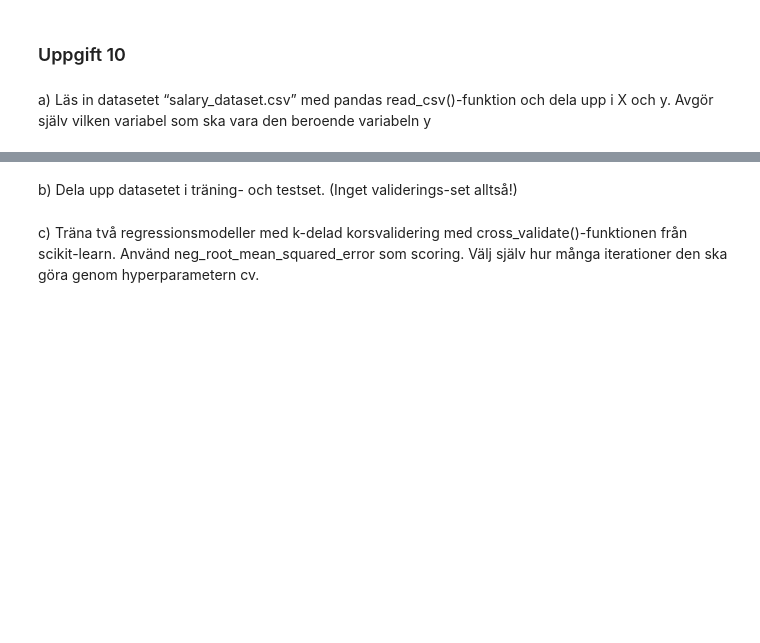
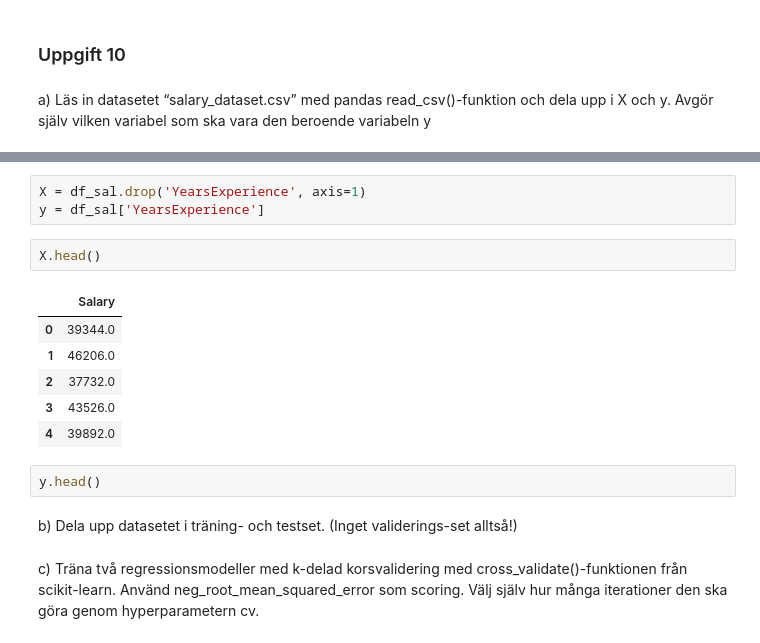
Before and after one commit to M-Renberg/Artificiell-intelligense-course-part-1, a Jupyter notebook: koduppgift2.ipynb, the cells around one changed output, grey strips where cells are left out. Cells and saved outputs as stored; diff of their text form; blank space fills up the shorter version.

```diff
--- a/koduppgift2.ipynb
+++ b/koduppgift2.ipynb
@@ -102,3 +158,17 @@ a) Läs in datasetet “salary_dataset.csv” med pandas read_csv()-funktion och
+# %%
+X = df_sal.drop('YearsExperience', axis=1)
+y = df_sal['YearsExperience']
+# %%
+X.head()
+# %% [output]
+|  | Salary |
+| 0 | 39344.0 |
+| 1 | 46206.0 |
+| 2 | 37732.0 |
+| 3 | 43526.0 |
+| 4 | 39892.0 |
+# %%
+y.head()
 # %% [markdown]
 b) Dela upp datasetet i träning- och testset. (Inget validerings-set alltså!)
 # %% [markdown]
```
Also changed, not shown: parts of 9 cells of this notebook.
